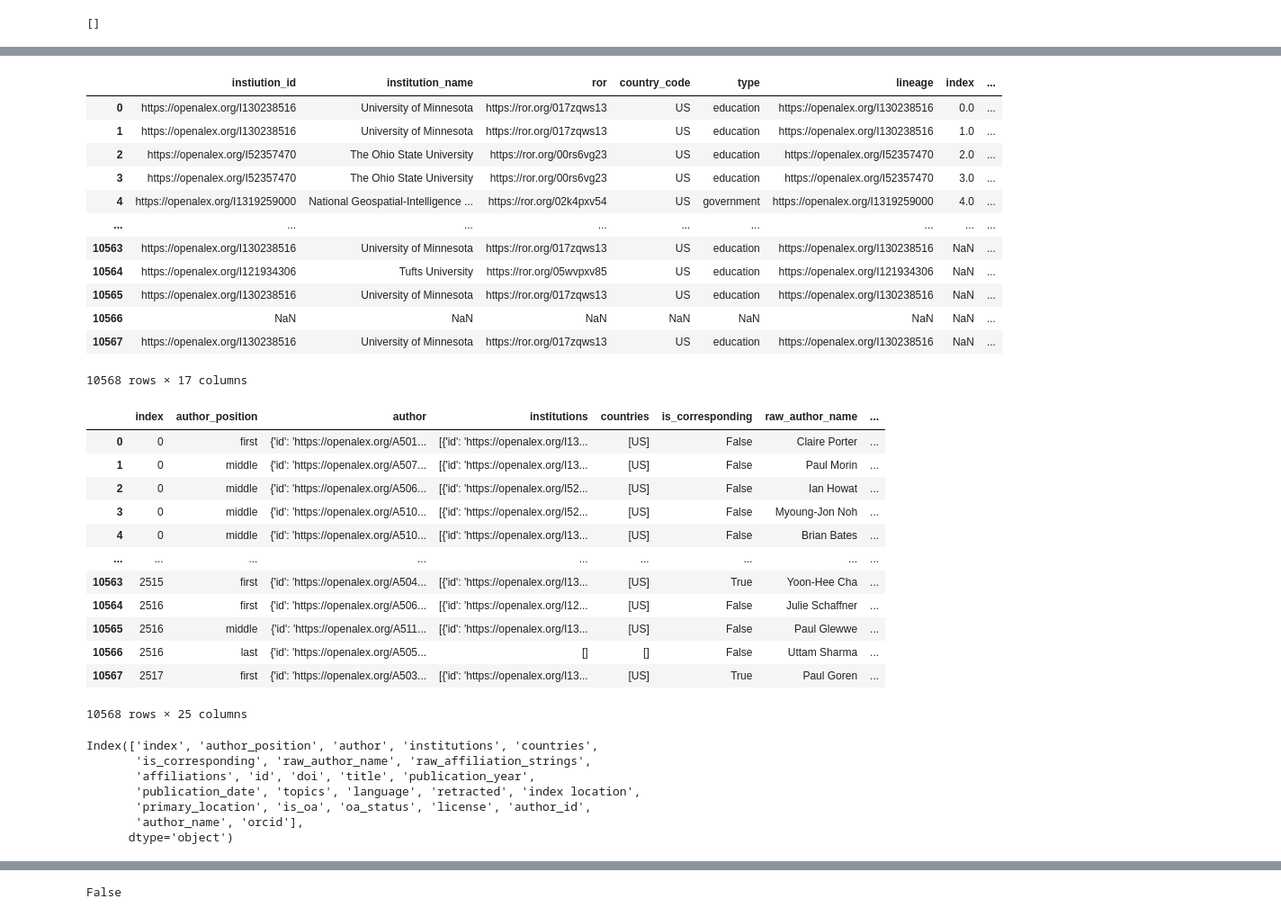
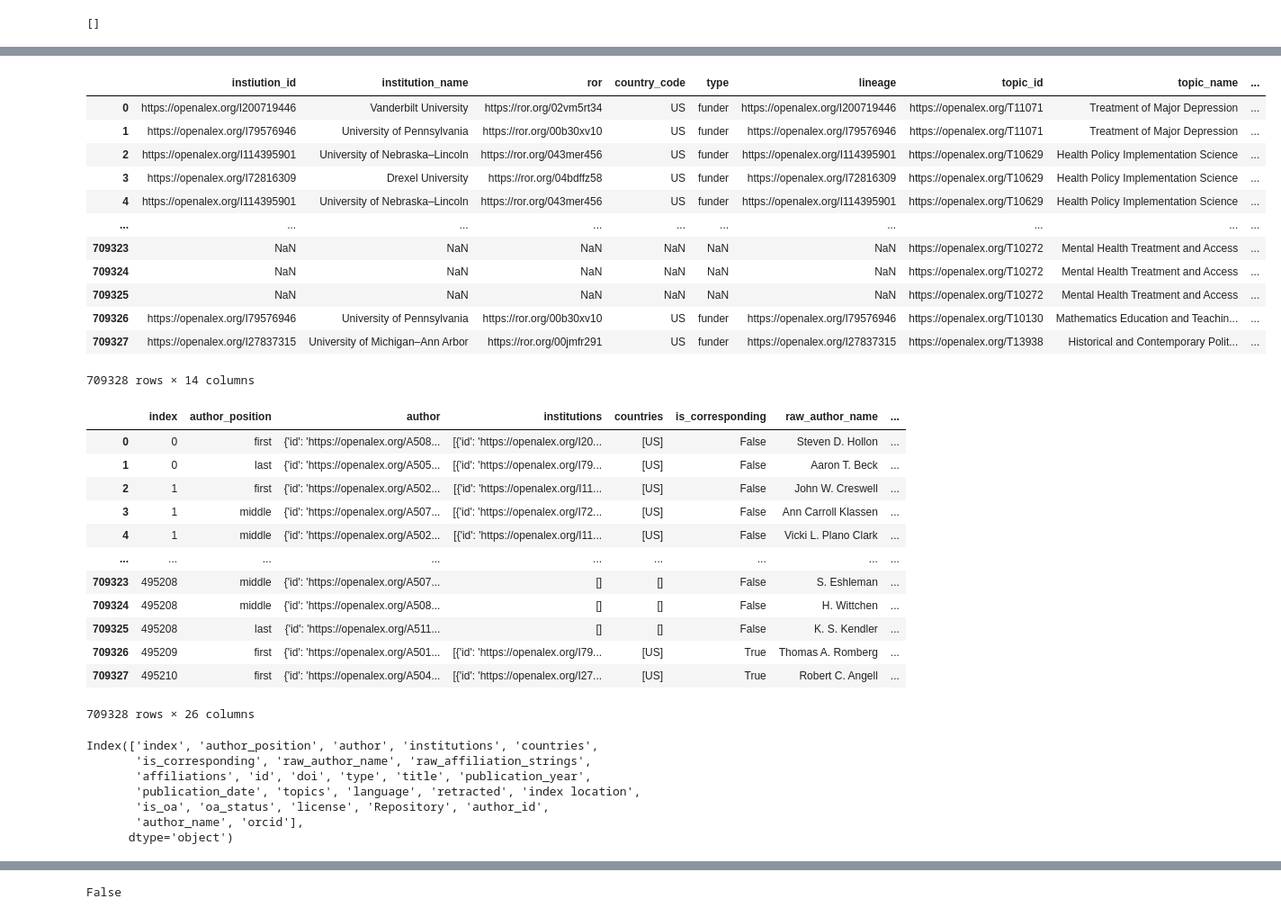
Before and after one commit to senderrr/OpenAlex, a Jupyter notebook: OpenAlex.ipynb, the cells around one changed output, grey strips where cells are left out. Shown at 90% size. Cells and saved outputs as stored; diff of their text form; code cells hidden in the pictures.

```diff
--- a/OpenAlex.ipynb
+++ b/OpenAlex.ipynb
@@ -85,6 +108,6 @@ def CleanJSON(column,InputDF):
 # %%
 pd.set_option("display.max_columns", 55)
 # %%
-df = pd.read_json('OpenAlexMNData.json')
+df = pd.read_json('OpenAlexData.json')
 df.head()
 # %% [output]
@@ -123,3 +147,18 @@ df
+# %%
+# normalize columns data
+primary_location_df = pd.json_normalize(df['primary_location'])
+
+
+# extract only display name column
+primary_location_df = primary_location_df[['display_name']]
+
+#rename display name column
+primary_location_df = primary_location_df.rename(columns={'display_name': 'Repository'})
+
+#primary_location_df = primary_location_df.reindex(range(primary_location_df.index.min(), primary_location_df .index.max()+1))
+
+# concat display name column to main df
+df = pd.concat([df, primary_location_df], axis=1)
 # %%
 # Use function to normalize Authors nested list
 authors_df = CleanJSON('authors', df)
@@ -148,8 +208,8 @@ Index(['id', 'doi', 'title', 'publication_year', 'publication_date', 'topics',
       dtype='object')
 # %%
 # Create new DataFrame to concat original data from
-new_df = df[['id', 'doi', 'title', 'publication_year', 'publication_date', 'topics',
-       'language', 'retracted', 'index location', 'primary_location', 'is_oa',
-       'oa_status', 'license']].copy()
+new_df = df[['id', 'doi', 'type', 'title', 'publication_year', 'publication_date', 'topics',
+       'language', 'retracted', 'index location', 'is_oa',
+       'oa_status', 'license', 'Repository']].copy()
 new_df
 # %% [output]
@@ -416,49 +466,51 @@ missing_index(affilliations_df)
 # %%
 # concat insitution_df, affiliations_df, and topics_df
 #institution_df = institution_df.reset_index()
 #affilliations_df = affilliations_df.reset_index()
-merged_list = [institution_df, affilliations_df, topics_df]
+#merged_list = [institution_df, affiliations_df, topics_df]
+
+merged_list = [institution_df, topics_df]
 merged_df = pd.concat(merged_list, axis=1)
 merged_df
 # %% [output]
-|  | instiution_id | institution_name | ror | country_code | type | lineage | index | ... |
-| 0 | https://openalex.org/I130238516 | University of Minnesota | https://ror.org/017zqws13 | US | education | https://openalex.org/I130238516 | 0.0 | ... |
-| 1 | https://openalex.org/I130238516 | University of Minnesota | https://ror.org/017zqws13 | US | education | https://openalex.org/I130238516 | 1.0 | ... |
-| 2 | https://openalex.org/I52357470 | The Ohio State University | https://ror.org/00rs6vg23 | US | education | https://openalex.org/I52357470 | 2.0 | ... |
-| 3 | https://openalex.org/I52357470 | The Ohio State University | https://ror.org/00rs6vg23 | US | education | https://openalex.org/I52357470 | 3.0 | ... |
-| 4 | https://openalex.org/I1319259000 | National Geospatial-Intelligence ... | https://ror.org/02k4pxv54 | US | government | https://openalex.org/I1319259000 | 4.0 | ... |
-| ... | ... | ... | ... | ... | ... | ... | ... | ... |
-| 10563 | https://openalex.org/I130238516 | University of Minnesota | https://ror.org/017zqws13 | US | education | https://openalex.org/I130238516 | NaN | ... |
-| 10564 | https://openalex.org/I121934306 | Tufts University | https://ror.org/05wvpxv85 | US | education | https://openalex.org/I121934306 | NaN | ... |
-| 10565 | https://openalex.org/I130238516 | University of Minnesota | https://ror.org/017zqws13 | US | education | https://openalex.org/I130238516 | NaN | ... |
-| 10566 | NaN | NaN | NaN | NaN | NaN | NaN | NaN | ... |
-| 10567 | https://openalex.org/I130238516 | University of Minnesota | https://ror.org/017zqws13 | US | education | https://openalex.org/I130238516 | NaN | ... |
+|  | instiution_id | institution_name | ror | country_code | type | lineage | topic_id | topic_name | ... |
+| 0 | https://openalex.org/I200719446 | Vanderbilt University | https://ror.org/02vm5rt34 | US | funder | https://openalex.org/I200719446 | https://openalex.org/T11071 | Treatment of Major Depression | ... |
+| 1 | https://openalex.org/I79576946 | University of Pennsylvania | https://ror.org/00b30xv10 | US | funder | https://openalex.org/I79576946 | https://openalex.org/T11071 | Treatment of Major Depression | ... |
+| 2 | https://openalex.org/I114395901 | University of Nebraska–Lincoln | https://ror.org/043mer456 | US | funder | https://openalex.org/I114395901 | https://openalex.org/T10629 | Health Policy Implementation Science | ... |
+| 3 | https://openalex.org/I72816309 | Drexel University | https://ror.org/04bdffz58 | US | funder | https://openalex.org/I72816309 | https://openalex.org/T10629 | Health Policy Implementation Science | ... |
+| 4 | https://openalex.org/I114395901 | University of Nebraska–Lincoln | https://ror.org/043mer456 | US | funder | https://openalex.org/I114395901 | https://openalex.org/T10629 | Health Policy Implementation Science | ... |
+| ... | ... | ... | ... | ... | ... | ... | ... | ... | ... |
+| 709323 | NaN | NaN | NaN | NaN | NaN | NaN | https://openalex.org/T10272 | Mental Health Treatment and Access | ... |
+| 709324 | NaN | NaN | NaN | NaN | NaN | NaN | https://openalex.org/T10272 | Mental Health Treatment and Access | ... |
+| 709325 | NaN | NaN | NaN | NaN | NaN | NaN | https://openalex.org/T10272 | Mental Health Treatment and Access | ... |
+| 709326 | https://openalex.org/I79576946 | University of Pennsylvania | https://ror.org/00b30xv10 | US | funder | https://openalex.org/I79576946 | https://openalex.org/T10130 | Mathematics Education and Teachin... | ... |
+| 709327 | https://openalex.org/I27837315 | University of Michigan–Ann Arbor | https://ror.org/00jmfr291 | US | funder | https://openalex.org/I27837315 | https://openalex.org/T13938 | Historical and Contemporary Polit... | ... |
-10568 rows × 17 columns
+709328 rows × 14 columns
 # %%
 unnested_df = authors_df.copy()
 unnested_df
 # %% [output]
 |  | index | author_position | author | institutions | countries | is_corresponding | raw_author_name | ... |
-| 0 | 0 | first | {'id': 'https://openalex.org/A501... | [{'id': 'https://openalex.org/I13... | [US] | False | Claire Porter | ... |
-| 1 | 0 | middle | {'id': 'https://openalex.org/A507... | [{'id': 'https://openalex.org/I13... | [US] | False | Paul Morin | ... |
-| 2 | 0 | middle | {'id': 'https://openalex.org/A506... | [{'id': 'https://openalex.org/I52... | [US] | False | Ian Howat | ... |
-| 3 | 0 | middle | {'id': 'https://openalex.org/A510... | [{'id': 'https://openalex.org/I52... | [US] | False | Myoung-Jon Noh | ... |
-| 4 | 0 | middle | {'id': 'https://openalex.org/A510... | [{'id': 'https://openalex.org/I13... | [US] | False | Brian Bates | ... |
+| 0 | 0 | first | {'id': 'https://openalex.org/A508... | [{'id': 'https://openalex.org/I20... | [US] | False | Steven D. Hollon | ... |
+| 1 | 0 | last | {'id': 'https://openalex.org/A505... | [{'id': 'https://openalex.org/I79... | [US] | False | Aaron T. Beck | ... |
+| 2 | 1 | first | {'id': 'https://openalex.org/A502... | [{'id': 'https://openalex.org/I11... | [US] | False | John W. Creswell | ... |
+| 3 | 1 | middle | {'id': 'https://openalex.org/A507... | [{'id': 'https://openalex.org/I72... | [US] | False | Ann Carroll Klassen | ... |
+| 4 | 1 | middle | {'id': 'https://openalex.org/A502... | [{'id': 'https://openalex.org/I11... | [US] | False | Vicki L. Plano Clark | ... |
 | ... | ... | ... | ... | ... | ... | ... | ... | ... |
-| 10563 | 2515 | first | {'id': 'https://openalex.org/A504... | [{'id': 'https://openalex.org/I13... | [US] | True | Yoon-Hee Cha | ... |
-| 10564 | 2516 | first | {'id': 'https://openalex.org/A506... | [{'id': 'https://openalex.org/I12... | [US] | False | Julie Schaffner | ... |
-| 10565 | 2516 | middle | {'id': 'https://openalex.org/A511... | [{'id': 'https://openalex.org/I13... | [US] | False | Paul Glewwe | ... |
-| 10566 | 2516 | last | {'id': 'https://openalex.org/A505... | [] | [] | False | Uttam Sharma | ... |
-| 10567 | 2517 | first | {'id': 'https://openalex.org/A503... | [{'id': 'https://openalex.org/I13... | [US] | True | Paul Goren | ... |
+| 709323 | 495208 | middle | {'id': 'https://openalex.org/A507... | [] | [] | False | S. Eshleman | ... |
+| 709324 | 495208 | middle | {'id': 'https://openalex.org/A508... | [] | [] | False | H. Wittchen | ... |
+| 709325 | 495208 | last | {'id': 'https://openalex.org/A511... | [] | [] | False | K. S. Kendler | ... |
+| 709326 | 495209 | first | {'id': 'https://openalex.org/A501... | [{'id': 'https://openalex.org/I79... | [US] | True | Thomas A. Romberg | ... |
+| 709327 | 495210 | first | {'id': 'https://openalex.org/A504... | [{'id': 'https://openalex.org/I27... | [US] | True | Robert C. Angell | ... |
-10568 rows × 25 columns
+709328 rows × 26 columns
 # %%
 unnested_df.columns
 # %% [output]
 Index(['index', 'author_position', 'author', 'institutions', 'countries',
        'is_corresponding', 'raw_author_name', 'raw_affiliation_strings',
-       'affiliations', 'id', 'doi', 'title', 'publication_year',
+       'affiliations', 'id', 'doi', 'type', 'title', 'publication_year',
        'publication_date', 'topics', 'language', 'retracted', 'index location',
-       'primary_location', 'is_oa', 'oa_status', 'license', 'author_id',
+       'is_oa', 'oa_status', 'license', 'Repository', 'author_id',
        'author_name', 'orcid'],
       dtype='object')
 # %%
```
Also changed, not shown: parts of 48 cells of this notebook, 3 other files.
